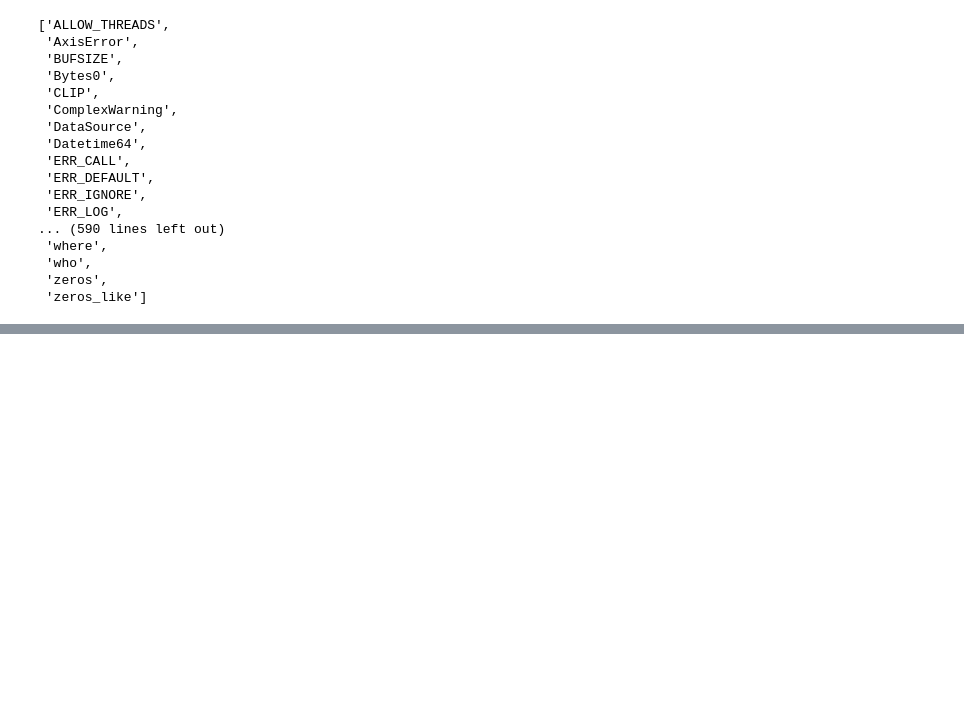
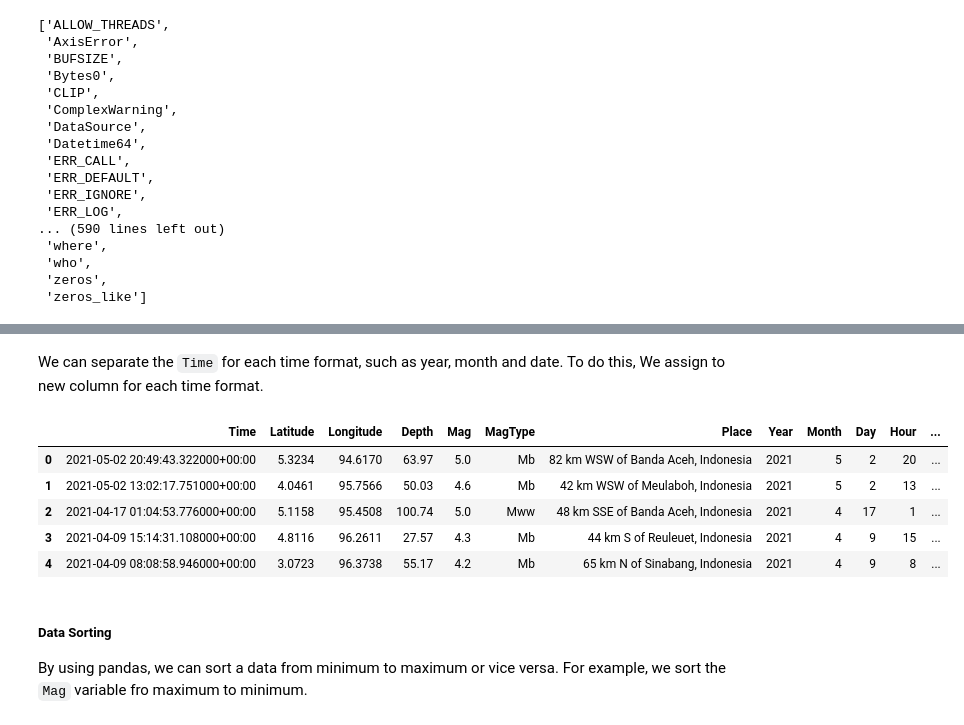
Before and after one commit to auliakhalqillah/Introduction-to-Python, a Jupyter notebook: py_tutorial.ipynb, the cells around one changed output, grey strips where cells are left out. Drawn from its saved outputs; the diff is of its cells as text; code cells hidden in the pictures; blank space fills up the shorter version.

```diff
--- a/py_tutorial.ipynb
+++ b/py_tutorial.ipynb
@@ -422,0 +610,10 @@ dir(np)
+# %%
+current_data = current_data.rename(columns={
+    'time':'Time',
+    'latitude':'Latitude',
+    'longitude':'Longitude',
+    'depth':'Depth',
+    'mag':'Mag',
+    'magType':'MagType',
+    'place':'Place'
+})
@@ -422,0 +632,3 @@ dir(np)
+# %%
+current_data['MagType'] = current_data['MagType'].str.capitalize()
+current_data.head()
@@ -422,0 +648,3 @@ dir(np)
+# %%
+current_data['Time'] = pd.to_datetime(current_data['Time'])
+current_data.info()
@@ -422,0 +675,22 @@ dir(np)
+# %% [markdown]
+We can separate the `Time` for each time format, such as year, month and date. To do this, We assign to new column for each time format.
+# %%
+current_data['Year'] = current_data['Time'].dt.year
+current_data['Month'] = current_data['Time'].dt.month
+current_data['Day'] = current_data['Time'].dt.day
+current_data['Hour'] = current_data['Time'].dt.hour
+current_data['Minutes'] = current_data['Time'].dt.minute
+current_data['Second'] = current_data['Time'].dt.second
+# %%
+current_data.head()
+# %% [output]
+|  | Time | Latitude | Longitude | Depth | Mag | MagType | Place | Year | Month | Day | Hour | ... |
+| 0 | 2021-05-02 20:49:43.322000+00:00 | 5.3234 | 94.6170 | 63.97 | 5.0 | Mb | 82 km WSW of Banda Aceh, Indonesia | 2021 | 5 | 2 | 20 | ... |
+| 1 | 2021-05-02 13:02:17.751000+00:00 | 4.0461 | 95.7566 | 50.03 | 4.6 | Mb | 42 km WSW of Meulaboh, Indonesia | 2021 | 5 | 2 | 13 | ... |
+| 2 | 2021-04-17 01:04:53.776000+00:00 | 5.1158 | 95.4508 | 100.74 | 5.0 | Mww | 48 km SSE of Banda Aceh, Indonesia | 2021 | 4 | 17 | 1 | ... |
+| 3 | 2021-04-09 15:14:31.108000+00:00 | 4.8116 | 96.2611 | 27.57 | 4.3 | Mb | 44 km S of Reuleuet, Indonesia | 2021 | 4 | 9 | 15 | ... |
+| 4 | 2021-04-09 08:08:58.946000+00:00 | 3.0723 | 96.3738 | 55.17 | 4.2 | Mb | 65 km N of Sinabang, Indonesia | 2021 | 4 | 9 | 8 | ... |
+# %% [markdown]
+##### Data Sorting
+
+By using pandas, we can sort a data from minimum to maximum or vice versa. For example, we sort the `Mag` variable fro maximum to minimum.
```
Also changed, not shown: parts of 62 cells of this notebook.
